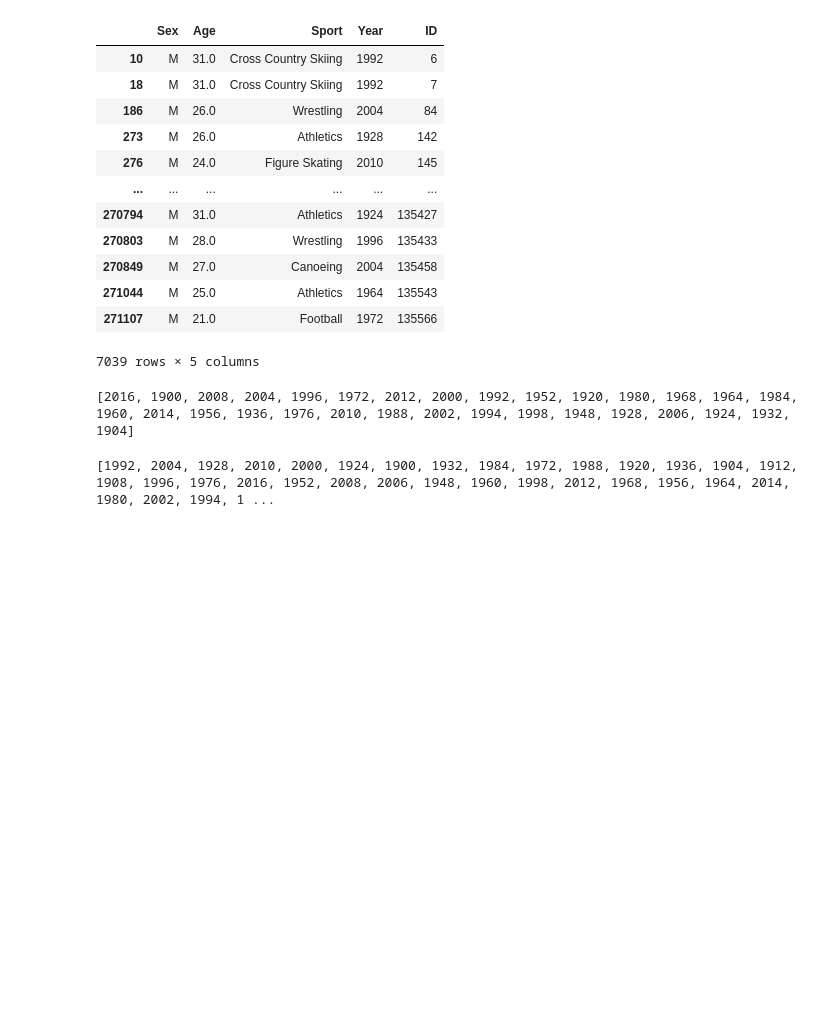
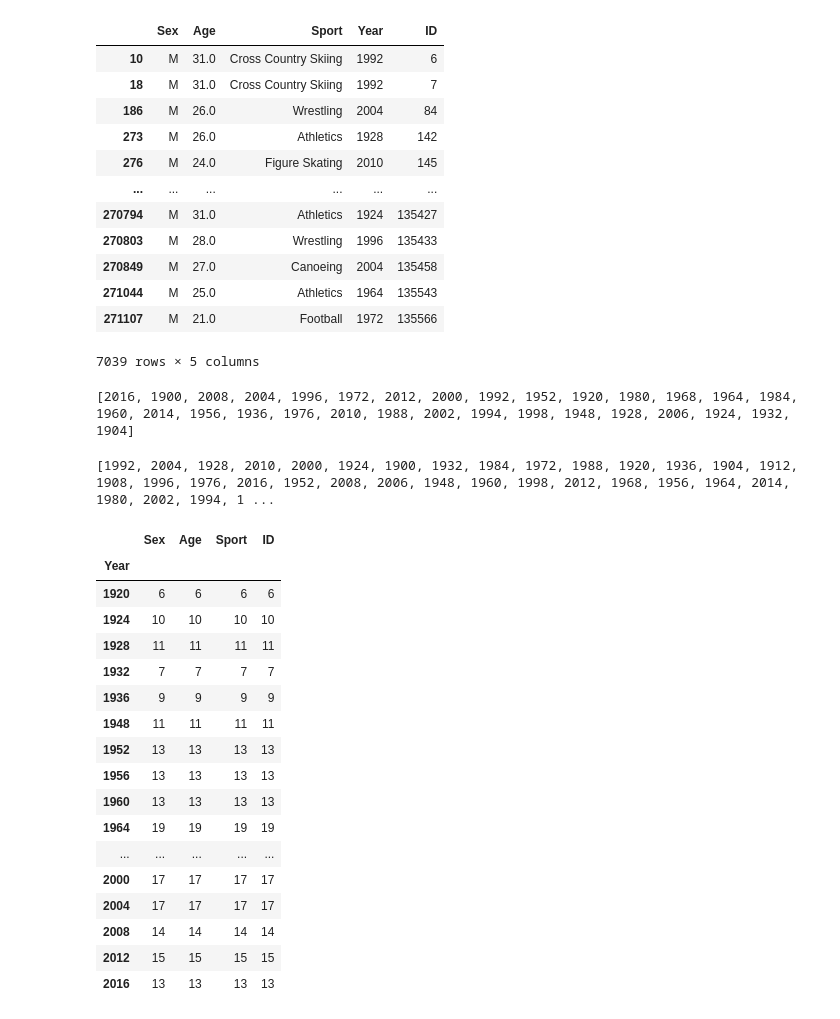
Before and after one commit to fhelms8/Git_Sum_Group_Prj, a Jupyter notebook: women.ipynb, the cells around one changed output. Cells and saved outputs as stored; diff of their text form; code cells hidden in the pictures; blank space fills up the shorter version.

```diff
--- a/women.ipynb
+++ b/women.ipynb
@@ -133,23 +133,43 @@ print(m_labels.tolist())
 # %%
 #Select specific sports to look at trend for Female Players
 selected_sports1 = f_player_data.loc[(f_player_data['Sport'] == 'Athletics'), :]
 
 selected_sports2 = f_player_data.loc[(f_player_data['Sport'] == 'Gymnastics'), :]
 
 selected_sports3 = f_player_data.loc[(f_player_data['Sport'] == 'Swimming'), :]
 
 #participants = [(len(selected_sport1)),(len(selected_sport2)),(len(selected_sport3))]
 #print(selected_sport1)
 
 #Create Dataframes for each sport category above for the Female PlayersA
 grp_ss1 = selected_sports1.groupby(by="Year").count()
 df_yr1 = pd.DataFrame(grp_ss1)
 
 grp_ss2 = selected_sports2.groupby(by="Year").count()
 df_yr2 = pd.DataFrame(grp_ss2)
 
 grp_ss3 = selected_sports3.groupby(by="Year").count()
 df_yr3 = pd.DataFrame(grp_ss3)
+df_yr3
+# %% [output]
+|  | Sex | Age | Sport | ID |
+| Year |  |  |  |  |
+| 1920 | 6 | 6 | 6 | 6 |
+| 1924 | 10 | 10 | 10 | 10 |
+| 1928 | 11 | 11 | 11 | 11 |
+| 1932 | 7 | 7 | 7 | 7 |
+| 1936 | 9 | 9 | 9 | 9 |
+| 1948 | 11 | 11 | 11 | 11 |
+| 1952 | 13 | 13 | 13 | 13 |
+| 1956 | 13 | 13 | 13 | 13 |
+| 1960 | 13 | 13 | 13 | 13 |
+| 1964 | 19 | 19 | 19 | 19 |
+| ... | ... | ... | ... | ... |
+| 2000 | 17 | 17 | 17 | 17 |
+| 2004 | 17 | 17 | 17 | 17 |
+| 2008 | 14 | 14 | 14 | 14 |
+| 2012 | 15 | 15 | 15 | 15 |
+| 2016 | 13 | 13 | 13 | 13 |
 # %%
 #Select specific sports to look at trend for Male Players
 selected_sports4 = m_player_data.loc[(m_player_data['Sport'] == 'Athletics'), :]
```
Also changed, not shown: parts of 6 cells of this notebook, 2 other files.
